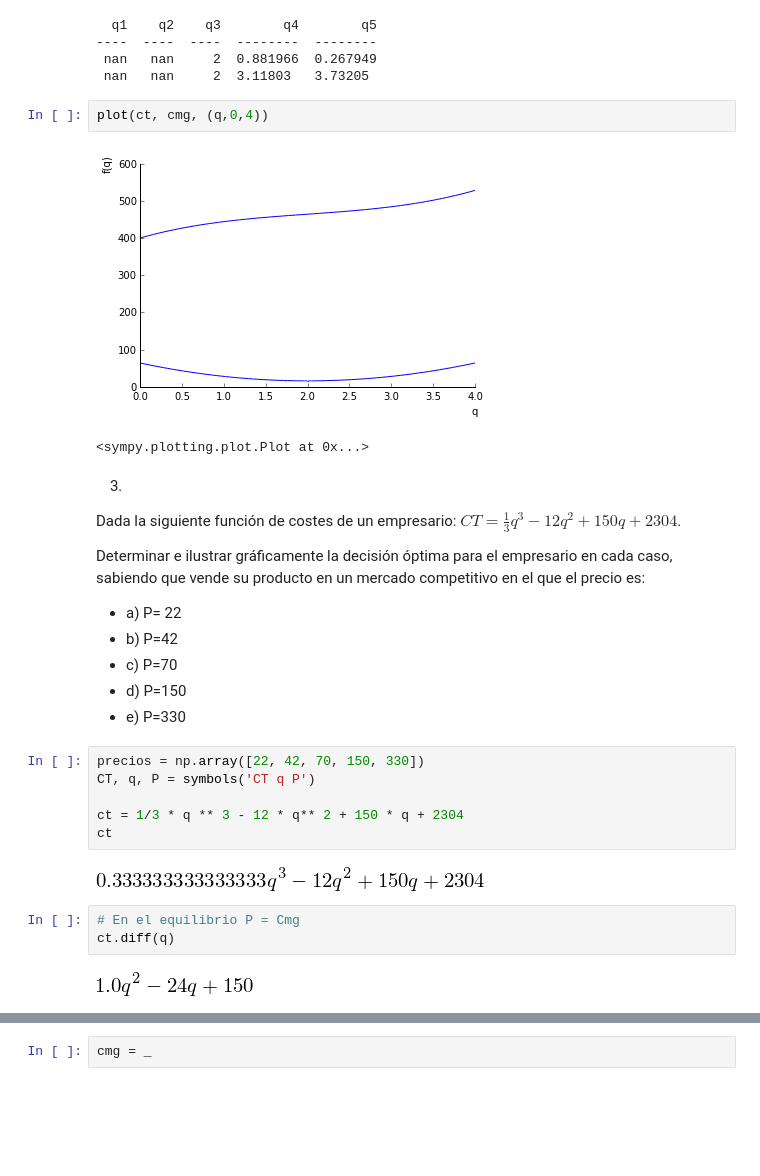
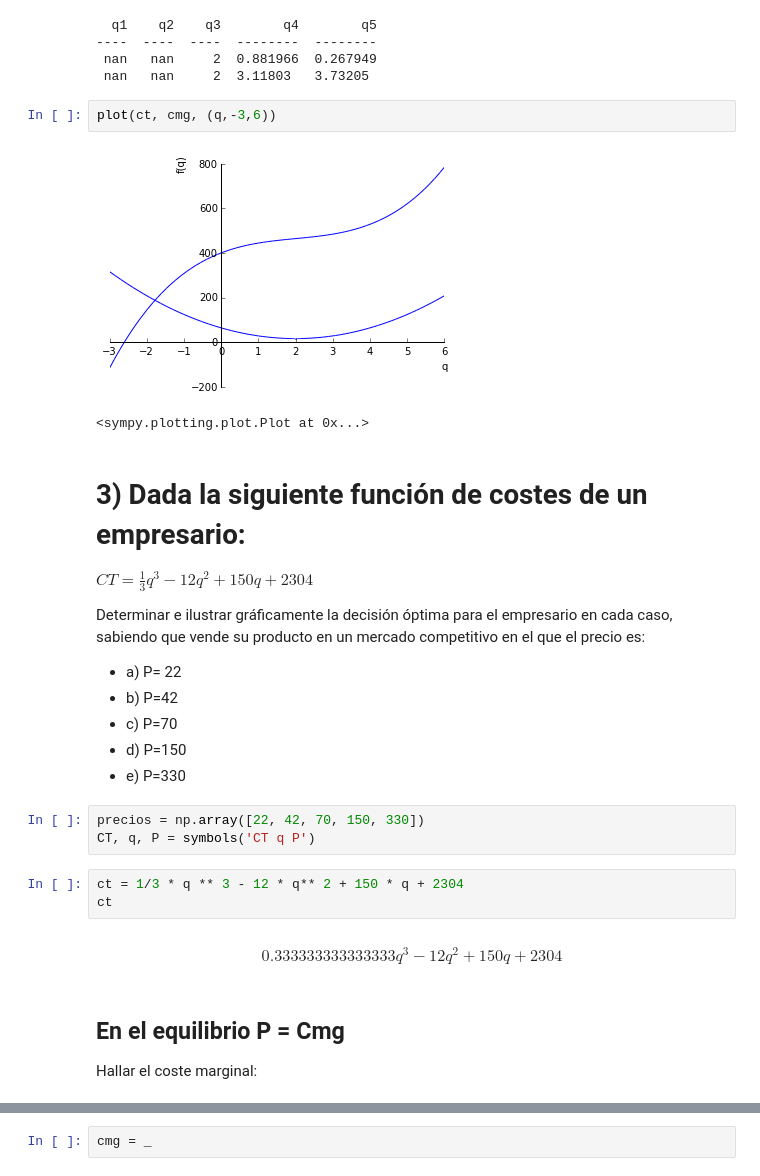
Before and after one commit to mmngreco/micro2, a Jupyter notebook: 2-3 - equilibrio LP/tema 2 y 3.ipynb, the cells around one changed output, grey strips where cells are left out. Saved outputs shown, nothing was run; the diff lists cells and outputs as text; blank space fills up the shorter version.

```diff
--- a/2-3 - equilibrio LP/tema 2 y 3.ipynb
+++ b/2-3 - equilibrio LP/tema 2 y 3.ipynb
@@ -94,13 +197,14 @@ print(tabulate.tabulate(equilibrio(precios),
  nan   nan     2  0.881966  0.267949
  nan   nan     2  3.11803   3.73205
 # %%
-plot(ct, cmg, (q,0,4))
+plot(ct, cmg, (q,-3,6))
 # %% [output]
-[figure, old version]
+[figure, new version]
 <sympy.plotting.plot.Plot at 0x...>
 # %% [markdown]
-3)
-Dada    la    siguiente    función    de    costes    de    un    empresario: $CT=\frac{1}{3}q^3 -12q^2 +150q+2304$.
+# 3) Dada    la    siguiente    función    de    costes    de    un    empresario:
+
+$CT=\frac{1}{3}q^3 -12q^2 +150q+2304$
 
 Determinar e ilustrar gráficamente la decisión óptima para el empresario en cada caso, sabiendo que vende su producto en un mercado competitivo en el que el precio es:
 
@@ -112,13 +216,12 @@ Determinar e ilustrar gráficamente la decisión óptima para el empresario en c
 # %%
 precios = np.array([22, 42, 70, 150, 330])
 CT, q, P = symbols('CT q P')
-
-ct = 1/3 * q ** 3 - 12 * q** 2 + 150 * q + 2304
-ct
-# %% [output]
-[figure, removed]
-# %%
-# En el equilibrio P = Cmg
-ct.diff(q)
-# %% [output]
-[figure, removed]
+# %%
+ct = 1/3 * q ** 3 - 12 * q** 2 + 150 * q + 2304
+ct
+# %% [output]
+$$0.333333333333333 q^{3} - 12 q^{2} + 150 q + 2304$$
+# %% [markdown]
+## En el equilibrio P = Cmg
+
+Hallar el coste marginal:
```
Also changed, not shown: parts of 165 cells of this notebook, 2 other files.
